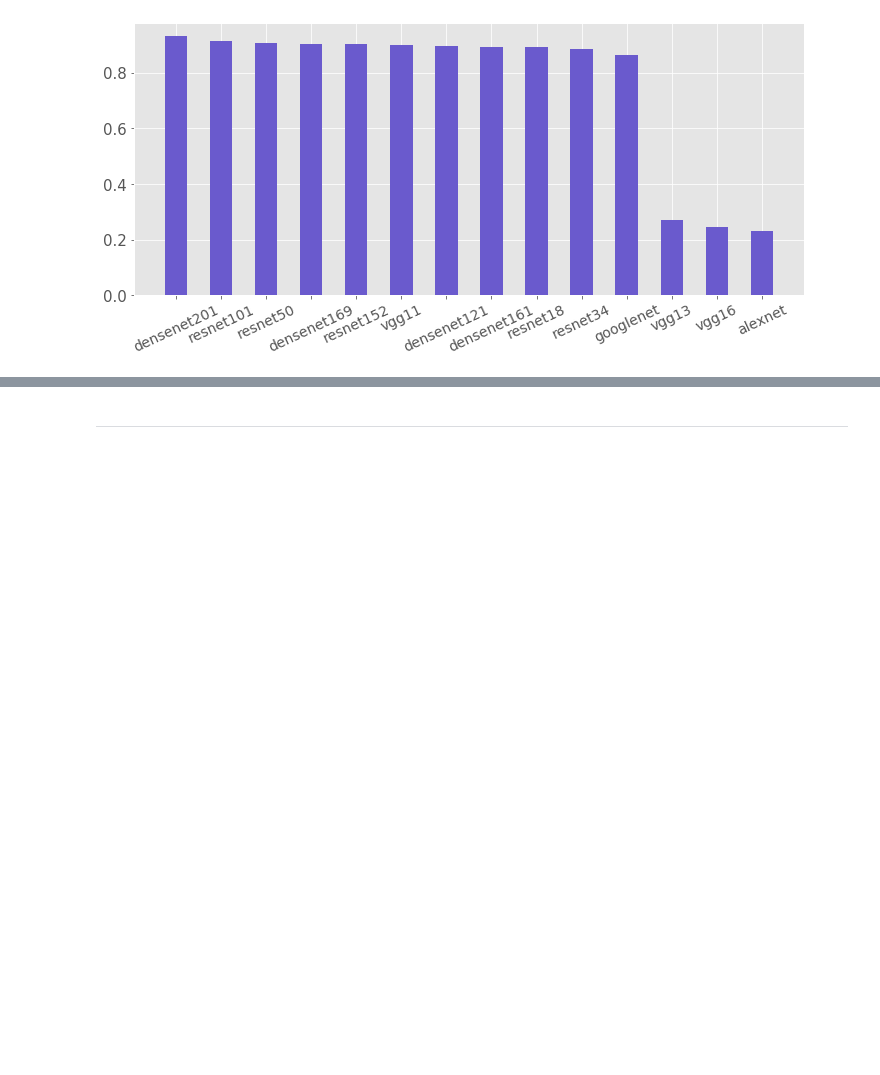
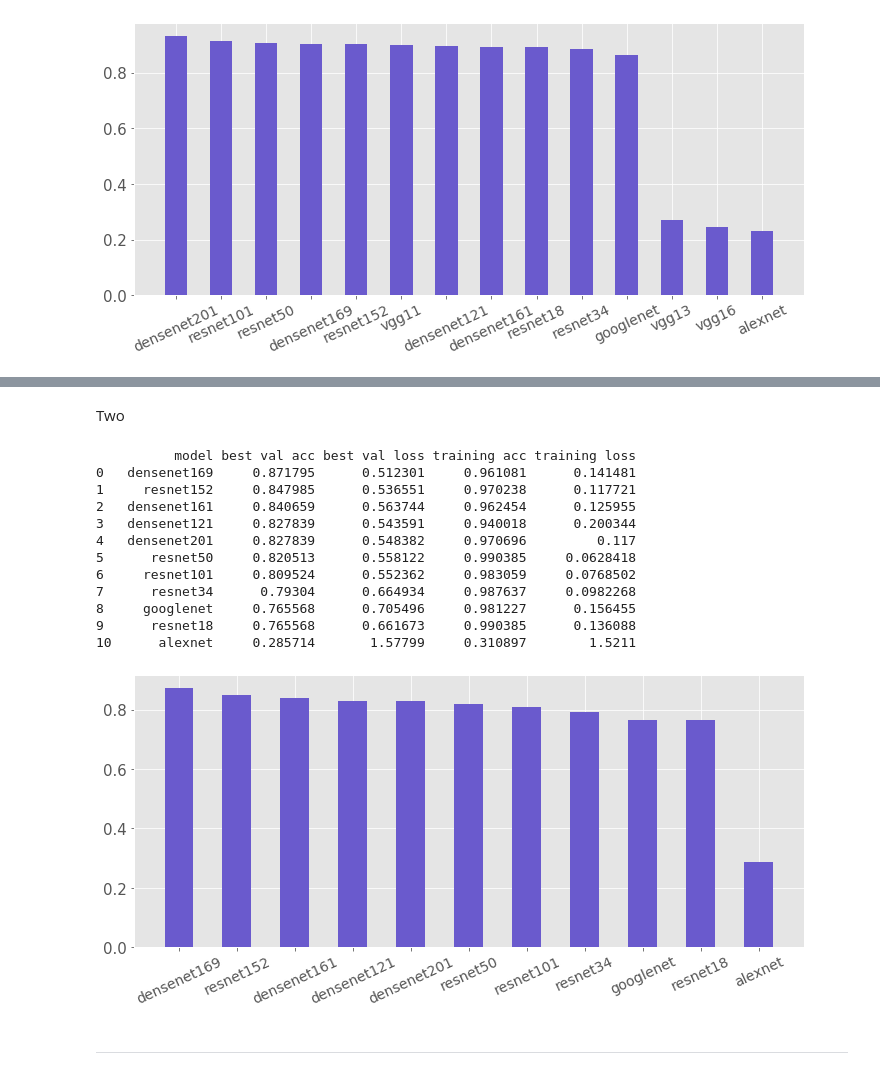
Before and after one commit to patrick-oliveira/ICDeepLearning, a Jupyter notebook: Codigos/Análise de BCI/Imagens e Tabelas.ipynb, the cells around one changed output, grey strips where cells are left out. Drawn from its saved outputs; the diff is of its cells as text; code cells hidden in the pictures; blank space fills up the shorter version.

```diff
--- a/Codigos/Análise de BCI/Imagens e Tabelas.ipynb
+++ b/Codigos/Análise de BCI/Imagens e Tabelas.ipynb
@@ -166,3 +214,23 @@ barPlot(table)
+# %% [markdown]
+Two
+# %%
+table = buildTable('two', 'cca128')
+print(table)
+barPlot(table)
+# %% [output]
+          model best val acc best val loss training acc training loss
+0   densenet169     0.871795      0.512301     0.961081      0.141481
+1     resnet152     0.847985      0.536551     0.970238      0.117721
+2   densenet161     0.840659      0.563744     0.962454      0.125955
+3   densenet121     0.827839      0.543591     0.940018      0.200344
+4   densenet201     0.827839      0.548382     0.970696         0.117
+5      resnet50     0.820513      0.558122     0.990385     0.0628418
+6     resnet101     0.809524      0.552362     0.983059     0.0768502
+7      resnet34      0.79304      0.664934     0.987637     0.0982268
+8     googlenet     0.765568      0.705496     0.981227      0.156455
+9      resnet18     0.765568      0.661673     0.990385      0.136088
+10      alexnet     0.285714       1.57799     0.310897        1.5211
+[figure, added]
 # %% [markdown]
 ***
 # %%
```
Also changed, not shown: parts of 5 cells of this notebook, 9 other files.
